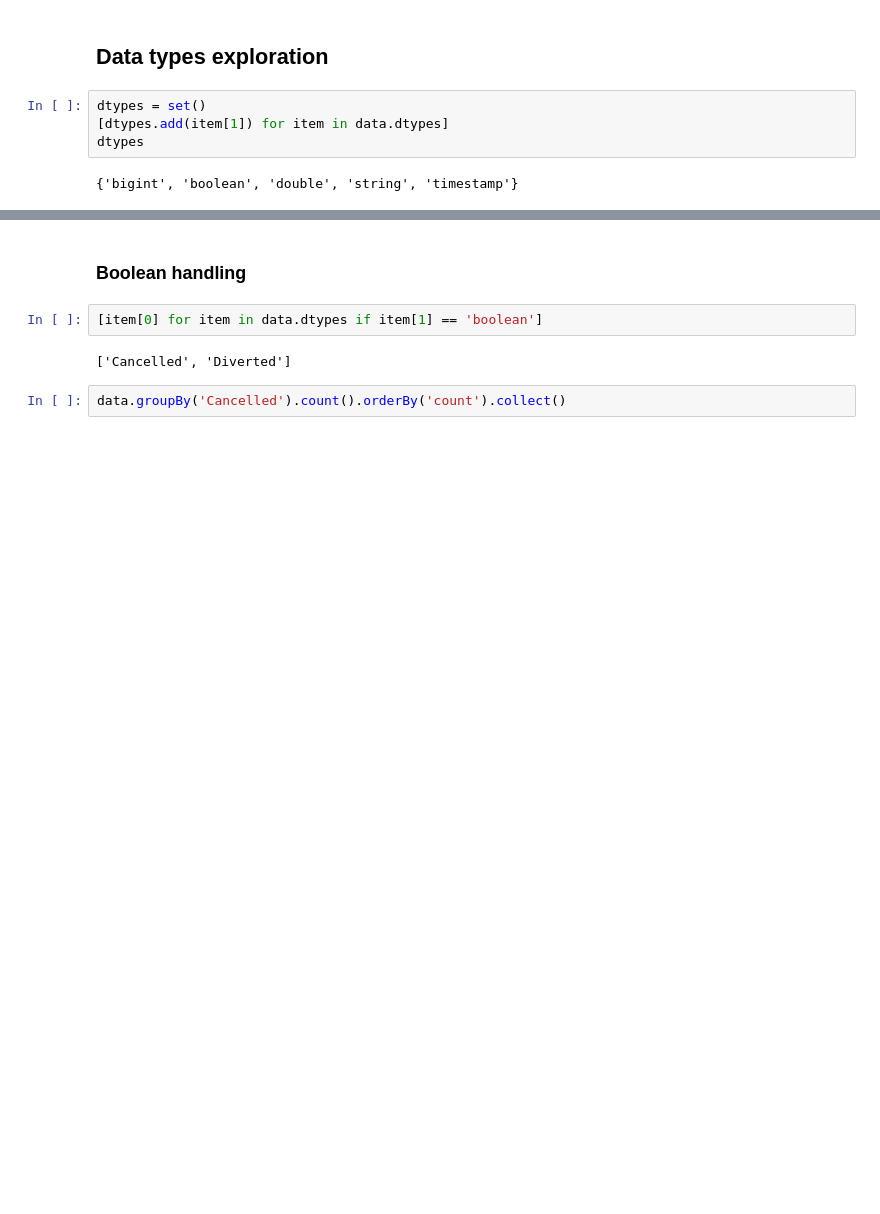
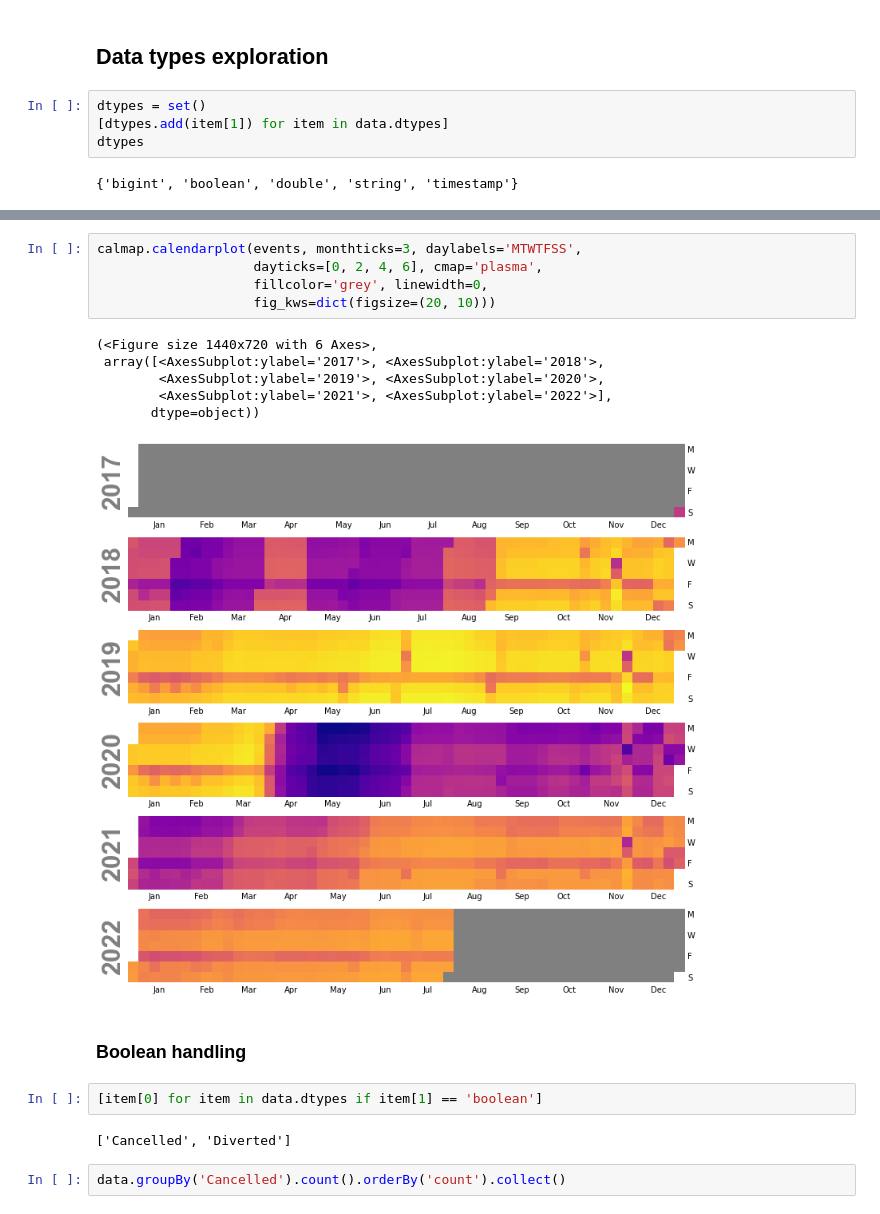
Before and after one commit to lui91/data-lakehouse, a Jupyter notebook: notebooks/pyspark_flight_analysis.ipynb, the cells around one changed output, grey strips where cells are left out. Drawn from its saved outputs; the diff is of its cells as text; blank space fills up the shorter version.

```diff
--- a/notebooks/pyspark_flight_analysis.ipynb
+++ b/notebooks/pyspark_flight_analysis.ipynb
@@ -110,3 +156,15 @@ dtypes
+# %%
+calmap.calendarplot(events, monthticks=3, daylabels='MTWTFSS',
+                    dayticks=[0, 2, 4, 6], cmap='plasma',
+                    fillcolor='grey', linewidth=0,
+                    fig_kws=dict(figsize=(20, 10)))
+# %% [output]
+(<Figure size 1440x720 with 6 Axes>,
+ array([<AxesSubplot:ylabel='2017'>, <AxesSubplot:ylabel='2018'>,
+        <AxesSubplot:ylabel='2019'>, <AxesSubplot:ylabel='2020'>,
+        <AxesSubplot:ylabel='2021'>, <AxesSubplot:ylabel='2022'>],
+       dtype=object))
+[figure, added]
 # %% [markdown]
 ### Boolean handling
 # %%
```
Also changed, not shown: parts of 36 cells of this notebook.
